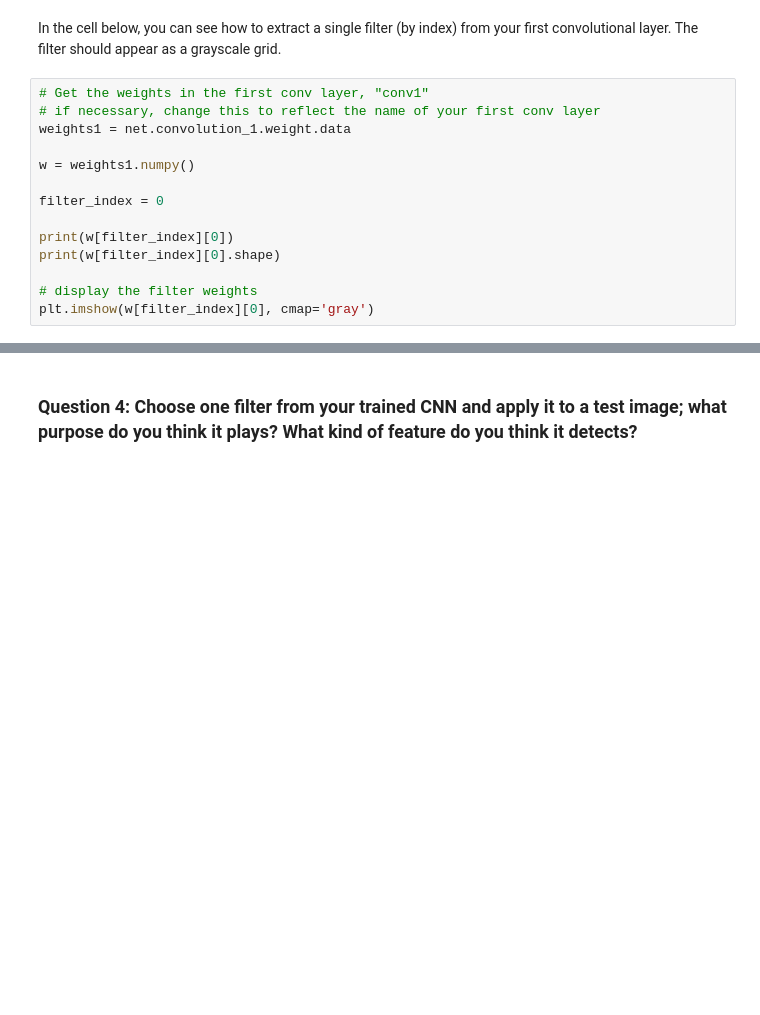
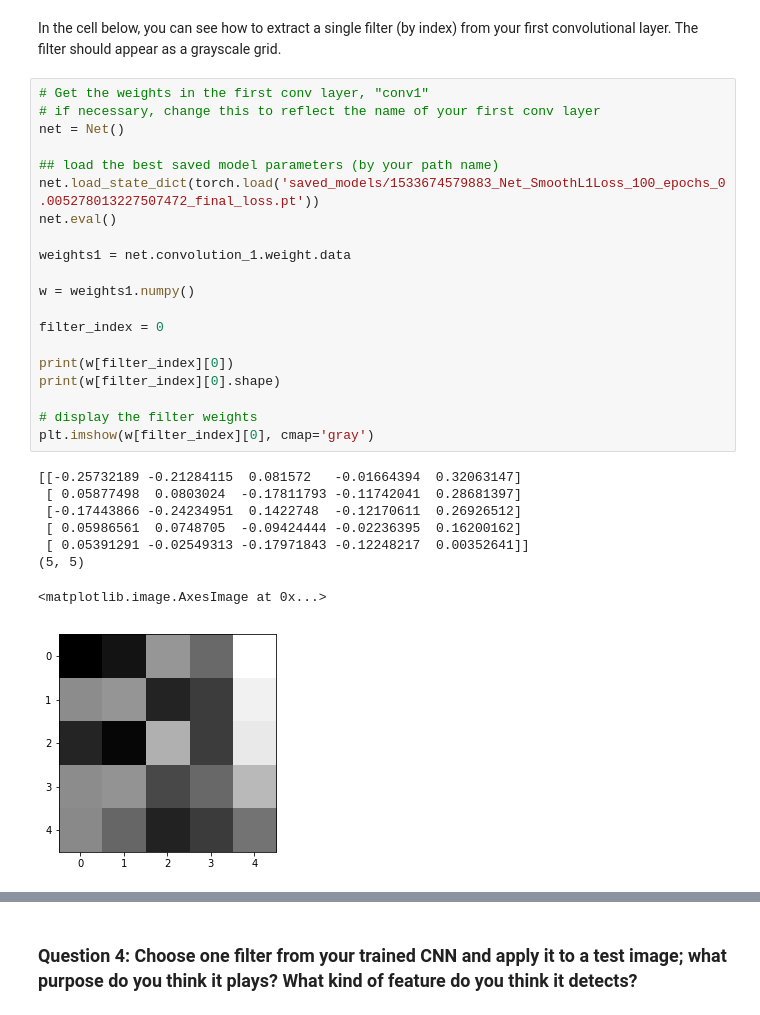
Before and after one commit to jesus-a-martinez-v/facial-keypoints, a Jupyter notebook: 2. Define the Network Architecture.ipynb, the cells around one changed output, grey strips where cells are left out. Saved outputs shown, nothing was run; the diff lists cells and outputs as text; blank space fills up the shorter version.

```diff
--- a/2. Define the Network Architecture.ipynb
+++ b/2. Define the Network Architecture.ipynb
@@ -548,17 +533,32 @@ In the cell below, you can see how to extract a single filter (by index) from yo
 # %%
 # Get the weights in the first conv layer, "conv1"
 # if necessary, change this to reflect the name of your first conv layer
+net = Net()
+
+## load the best saved model parameters (by your path name)
+net.load_state_dict(torch.load('saved_models/1533674579883_Net_SmoothL1Loss_100_epochs_0.005278013227507472_final_loss.pt'))
+net.eval()
+
 weights1 = net.convolution_1.weight.data
 
 w = weights1.numpy()
 
 filter_index = 0
 
 print(w[filter_index][0])
 print(w[filter_index][0].shape)
 
 # display the filter weights
 plt.imshow(w[filter_index][0], cmap='gray')
+# %% [output]
+[[-0.25732189 -0.21284115  0.081572   -0.01664394  0.32063147]
+ [ 0.05877498  0.0803024  -0.17811793 -0.11742041  0.28681397]
+ [-0.17443866 -0.24234951  0.1422748  -0.12170611  0.26926512]
+ [ 0.05986561  0.0748705  -0.09424444 -0.02236395  0.16200162]
+ [ 0.05391291 -0.02549313 -0.17971843 -0.12248217  0.00352641]]
+(5, 5)
+<matplotlib.image.AxesImage at 0x...>
+[figure, added]
 # %% [markdown]
 ## Feature maps
 
```
Also changed, not shown: parts of 14 cells of this notebook, 1 other file.
